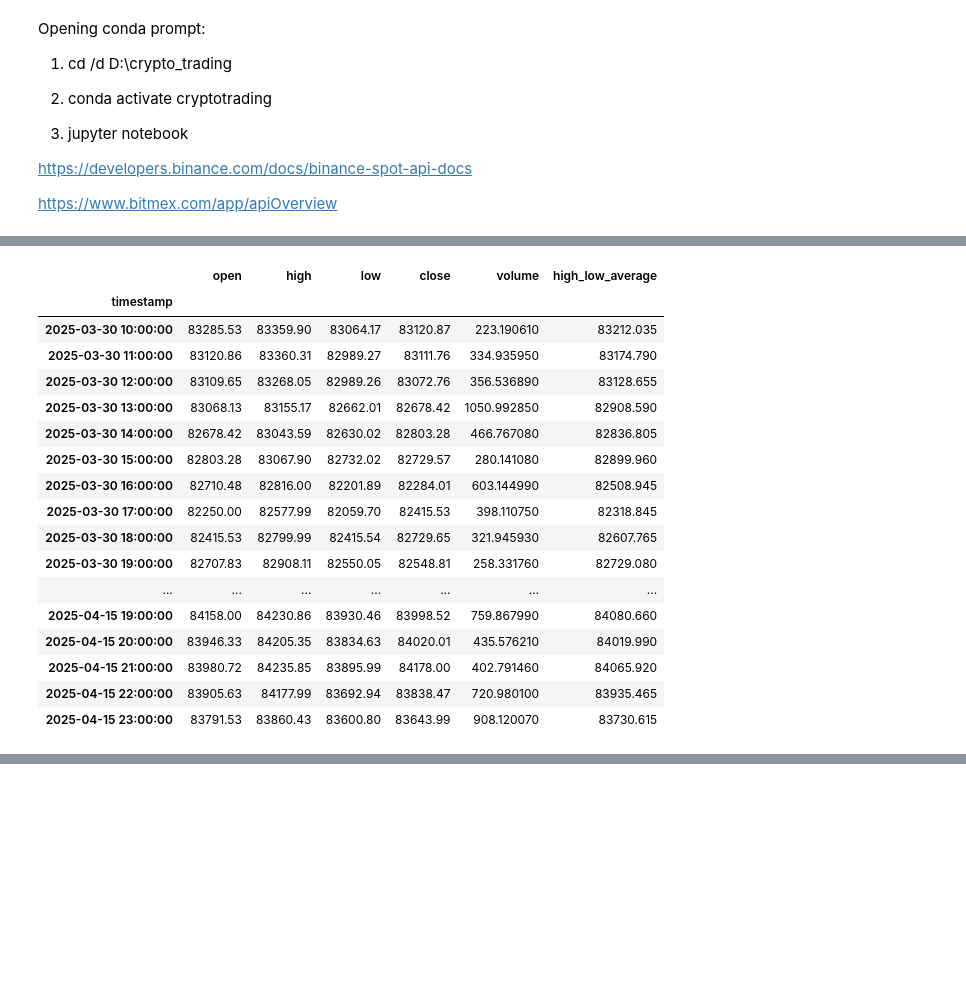
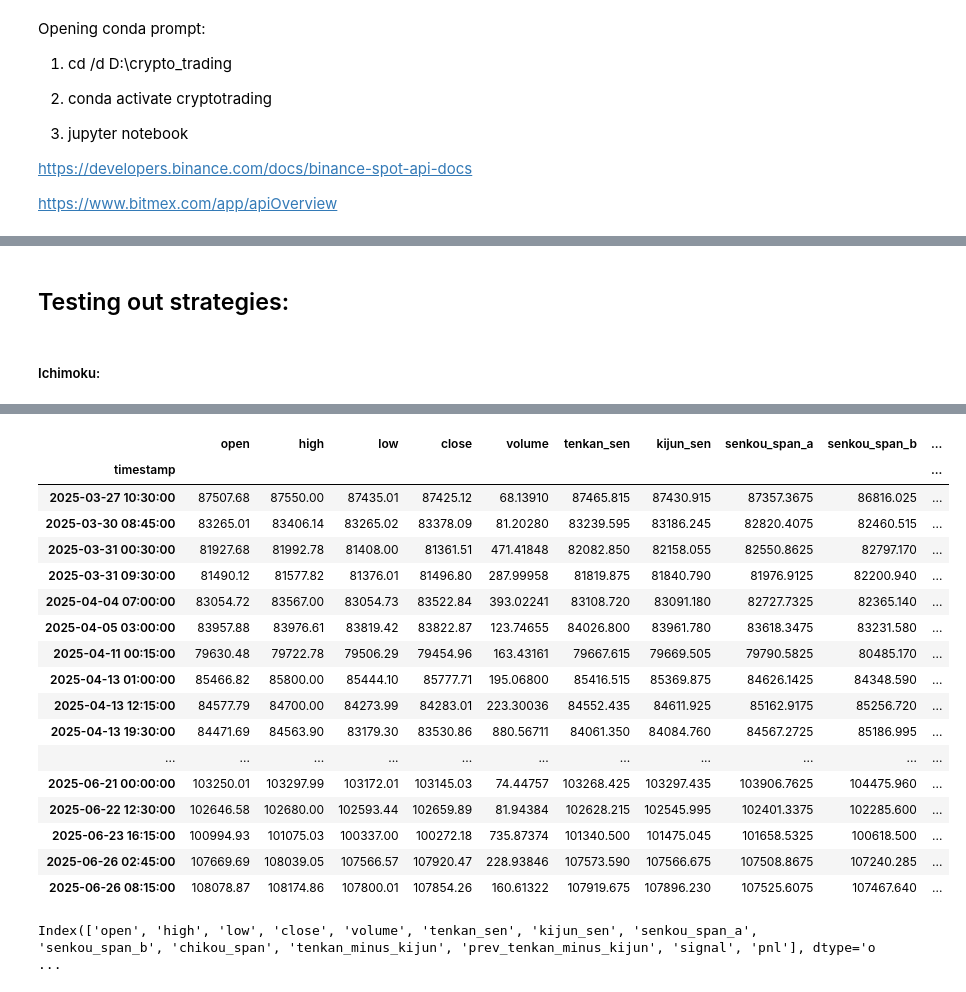
Before and after one commit to Namrota/crypto_backtesting, a Jupyter notebook: crypto_backtesting_v1.ipynb, the cells around one changed output, grey strips where cells are left out. Cells and saved outputs as stored; diff of their text form; code cells hidden in the pictures; blank space fills up the shorter version.

Commit message:
plotting ichimoku

```diff
--- a/crypto_backtesting_v1.ipynb
+++ b/crypto_backtesting_v1.ipynb
@@ -26,4 +30,5 @@ import time
 # %%
 pd.set_option("display.max_columns", None)
 pd.set_option("display.max_rows", None)
-pd.set_option("display.width", 1000)
+pd.set_option("display.width", 5000)
+pd.set_option('display.expand_frame_repr', False)  # prevent wrapping of DataFrame
@@ -30,5 +38,4 @@ pd.set_option("display.width", 1000)
 # %%
 #import and format the data
-h5_db= Hdf5Client("Binance")
-data= h5_db.get_data("BTCUSDT", from_time= 0, to_time= int(time.time() * 1000))
-data= resample_timeframe(data, "1h")
+data= resample_timeframe(data, "15m")
+data
@@ -35,27 +60,8 @@ data= resample_timeframe(data, "1h")
-# %%
-# perform operations on the dataframe
-data["high_low_average"]= (data["high"] +  data["low"])/2
-data
-# %% [output]
-|  | open | high | low | close | volume | high_low_average |
-| timestamp |  |  |  |  |  |  |
-| 2025-03-30 10:00:00 | 83285.53 | 83359.90 | 83064.17 | 83120.87 | 223.190610 | 83212.035 |
-| 2025-03-30 11:00:00 | 83120.86 | 83360.31 | 82989.27 | 83111.76 | 334.935950 | 83174.790 |
-| 2025-03-30 12:00:00 | 83109.65 | 83268.05 | 82989.26 | 83072.76 | 356.536890 | 83128.655 |
-| 2025-03-30 13:00:00 | 83068.13 | 83155.17 | 82662.01 | 82678.42 | 1050.992850 | 82908.590 |
-| 2025-03-30 14:00:00 | 82678.42 | 83043.59 | 82630.02 | 82803.28 | 466.767080 | 82836.805 |
-| 2025-03-30 15:00:00 | 82803.28 | 83067.90 | 82732.02 | 82729.57 | 280.141080 | 82899.960 |
-| 2025-03-30 16:00:00 | 82710.48 | 82816.00 | 82201.89 | 82284.01 | 603.144990 | 82508.945 |
-| 2025-03-30 17:00:00 | 82250.00 | 82577.99 | 82059.70 | 82415.53 | 398.110750 | 82318.845 |
-| 2025-03-30 18:00:00 | 82415.53 | 82799.99 | 82415.54 | 82729.65 | 321.945930 | 82607.765 |
-| 2025-03-30 19:00:00 | 82707.83 | 82908.11 | 82550.05 | 82548.81 | 258.331760 | 82729.080 |
-| ... | ... | ... | ... | ... | ... | ... |
-| 2025-04-15 19:00:00 | 84158.00 | 84230.86 | 83930.46 | 83998.52 | 759.867990 | 84080.660 |
-| 2025-04-15 20:00:00 | 83946.33 | 84205.35 | 83834.63 | 84020.01 | 435.576210 | 84019.990 |
-| 2025-04-15 21:00:00 | 83980.72 | 84235.85 | 83895.99 | 84178.00 | 402.791460 | 84065.920 |
-| 2025-04-15 22:00:00 | 83905.63 | 84177.99 | 83692.94 | 83838.47 | 720.980100 | 83935.465 |
-| 2025-04-15 23:00:00 | 83791.53 | 83860.43 | 83600.80 | 83643.99 | 908.120070 | 83730.615 |
+# %% [markdown]
+## Testing out strategies:
+# %% [markdown]
+##### Ichimoku:
 # %%
-data["signal"]= np.where(data["close"] > data["high_low_average"], 1, -1)
+data= ic.backtest(data, 9, 26)
 data
 # %% [output]
@@ -79 +68,23 @@ timestamp
+|  | open | high | low | close | volume | tenkan_sen | kijun_sen | senkou_span_a | senkou_span_b | ... |
+| timestamp |  |  |  |  |  |  |  |  |  | ... |
+| 2025-03-27 10:30:00 | 87507.68 | 87550.00 | 87435.01 | 87425.12 | 68.13910 | 87465.815 | 87430.915 | 87357.3675 | 86816.025 | ... |
+| 2025-03-30 08:45:00 | 83265.01 | 83406.14 | 83265.02 | 83378.09 | 81.20280 | 83239.595 | 83186.245 | 82820.4075 | 82460.515 | ... |
+| 2025-03-31 00:30:00 | 81927.68 | 81992.78 | 81408.00 | 81361.51 | 471.41848 | 82082.850 | 82158.055 | 82550.8625 | 82797.170 | ... |
+| 2025-03-31 09:30:00 | 81490.12 | 81577.82 | 81376.01 | 81496.80 | 287.99958 | 81819.875 | 81840.790 | 81976.9125 | 82200.940 | ... |
+| 2025-04-04 07:00:00 | 83054.72 | 83567.00 | 83054.73 | 83522.84 | 393.02241 | 83108.720 | 83091.180 | 82727.7325 | 82365.140 | ... |
+| 2025-04-05 03:00:00 | 83957.88 | 83976.61 | 83819.42 | 83822.87 | 123.74655 | 84026.800 | 83961.780 | 83618.3475 | 83231.580 | ... |
+| 2025-04-11 00:15:00 | 79630.48 | 79722.78 | 79506.29 | 79454.96 | 163.43161 | 79667.615 | 79669.505 | 79790.5825 | 80485.170 | ... |
+| 2025-04-13 01:00:00 | 85466.82 | 85800.00 | 85444.10 | 85777.71 | 195.06800 | 85416.515 | 85369.875 | 84626.1425 | 84348.590 | ... |
+| 2025-04-13 12:15:00 | 84577.79 | 84700.00 | 84273.99 | 84283.01 | 223.30036 | 84552.435 | 84611.925 | 85162.9175 | 85256.720 | ... |
+| 2025-04-13 19:30:00 | 84471.69 | 84563.90 | 83179.30 | 83530.86 | 880.56711 | 84061.350 | 84084.760 | 84567.2725 | 85186.995 | ... |
+| ... | ... | ... | ... | ... | ... | ... | ... | ... | ... | ... |
+| 2025-06-21 00:00:00 | 103250.01 | 103297.99 | 103172.01 | 103145.03 | 74.44757 | 103268.425 | 103297.435 | 103906.7625 | 104475.960 | ... |
+| 2025-06-22 12:30:00 | 102646.58 | 102680.00 | 102593.44 | 102659.89 | 81.94384 | 102628.215 | 102545.995 | 102401.3375 | 102285.600 | ... |
+| 2025-06-23 16:15:00 | 100994.93 | 101075.03 | 100337.00 | 100272.18 | 735.87374 | 101340.500 | 101475.045 | 101658.5325 | 100618.500 | ... |
+| 2025-06-26 02:45:00 | 107669.69 | 108039.05 | 107566.57 | 107920.47 | 228.93846 | 107573.590 | 107566.675 | 107508.8675 | 107240.285 | ... |
+| 2025-06-26 08:15:00 | 108078.87 | 108174.86 | 107800.01 | 107854.26 | 160.61322 | 107919.675 | 107896.230 | 107525.6075 | 107467.640 | ... |
+# %%
+print(data.columns)
+# %% [output]
+Index(['open', 'high', 'low', 'close', 'volume', 'tenkan_sen', 'kijun_sen', 'senkou_span_a', 'senkou_span_b', 'chikou_span', 'tenkan_minus_kijun', 'prev_tenkan_minus_kijun', 'signal', 'pnl'], dtype='o ...
 # %%
```
Also changed, not shown: parts of 6 cells of this notebook.
